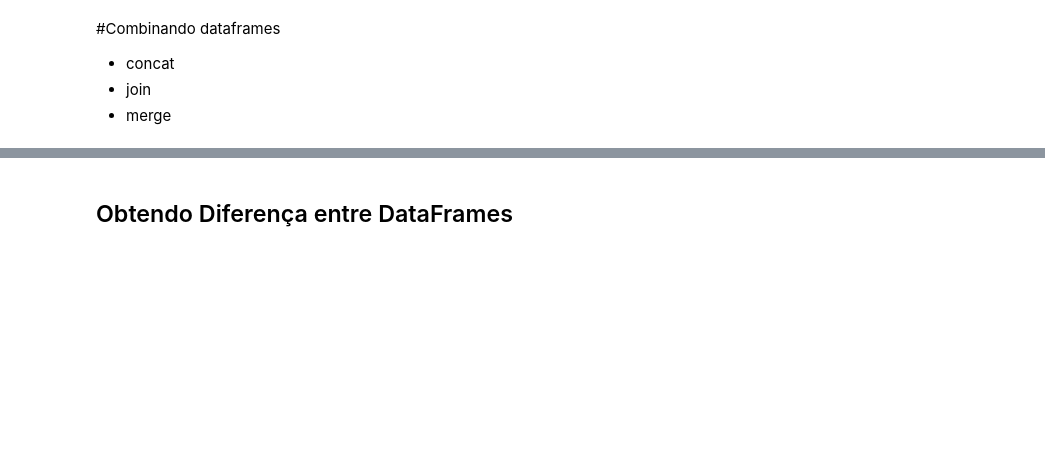
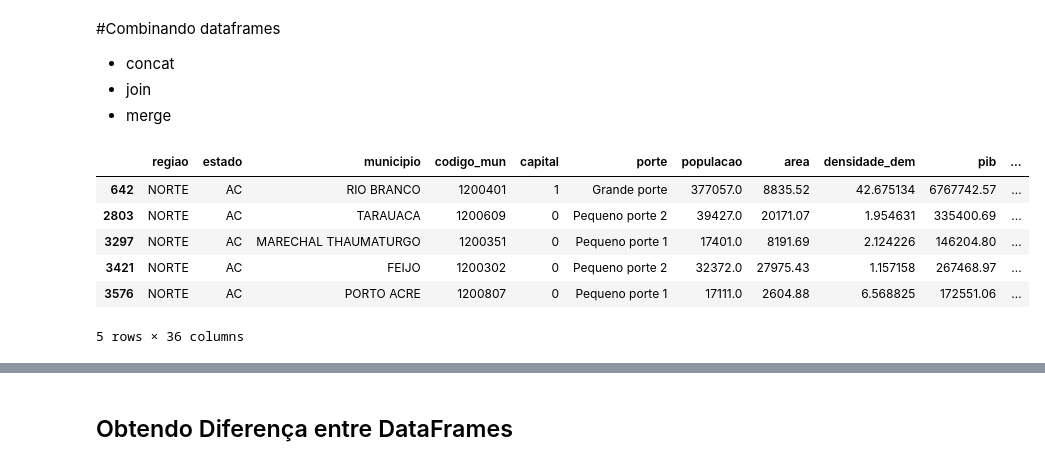
Before and after one commit to wallisonferreira/data-science-tce, a Jupyter notebook: comandos_avançados_pandas_wallison.ipynb, the cells around one changed output, grey strips where cells are left out. Cells and saved outputs as stored; diff of their text form; code cells hidden in the pictures; blank space fills up the shorter version.

```diff
--- a/comandos_avançados_pandas_wallison.ipynb
+++ b/comandos_avançados_pandas_wallison.ipynb
@@ -481,5 +494,15 @@ data.groupby(["estado","porte"])[["gasto_pc_educacao","gasto_pc_saude"]].agg([mi
 # %%
 df_ac = df.loc[df['estado']=="AC"]
 df_pb = df.loc[df['estado']=="PB"]
+# %%
+df_ac.head()
+# %% [output]
+|  | regiao | estado | municipio | codigo_mun | capital | porte | populacao | area | densidade_dem | pib | ... |
+| 642 | NORTE | AC | RIO BRANCO | 1200401 | 1 | Grande porte | 377057.0 | 8835.52 | 42.675134 | 6767742.57 | ... |
+| 2803 | NORTE | AC | TARAUACA | 1200609 | 0 | Pequeno porte 2 | 39427.0 | 20171.07 | 1.954631 | 335400.69 | ... |
+| 3297 | NORTE | AC | MARECHAL THAUMATURGO | 1200351 | 0 | Pequeno porte 1 | 17401.0 | 8191.69 | 2.124226 | 146204.80 | ... |
+| 3421 | NORTE | AC | FEIJO | 1200302 | 0 | Pequeno porte 2 | 32372.0 | 27975.43 | 1.157158 | 267468.97 | ... |
+| 3576 | NORTE | AC | PORTO ACRE | 1200807 | 0 | Pequeno porte 1 | 17111.0 | 2604.88 | 6.568825 | 172551.06 | ... |
+5 rows × 36 columns
 # %%
 pd.concat([df_ac, df_pb])
```
Also changed, not shown: parts of 20 cells of this notebook.
